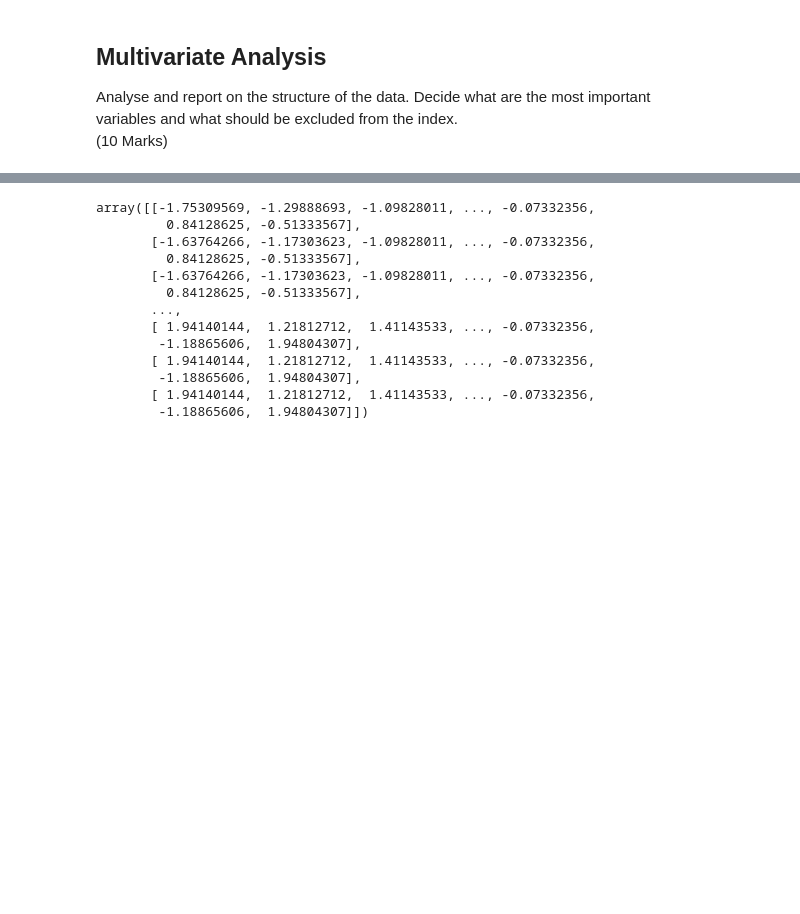
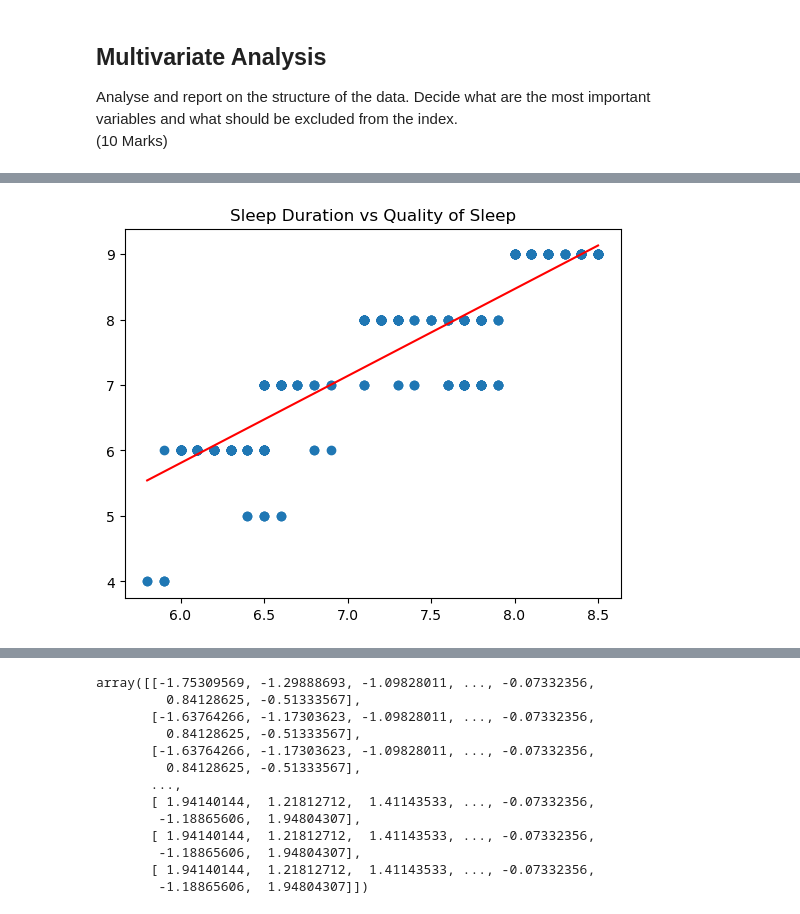
Before and after one commit to LiamHarmon/DAV_CA, a Jupyter notebook: DAV_CA.ipynb, the cells around one changed output, grey strips where cells are left out. Drawn from its saved outputs; the diff is of its cells as text; code cells hidden in the pictures; blank space fills up the shorter version.

```diff
--- a/DAV_CA.ipynb
+++ b/DAV_CA.ipynb
@@ -156,0 +163,10 @@ plt.show()
+# %%
+# Line Scatter plot of Sleep Duration vs Quality of Sleep
+import numpy as np
+
+plt.scatter(final_data['Sleep Duration'], final_data['Quality of Sleep'])
+plt.title("Sleep Duration vs Quality of Sleep")
+plt.plot(np.unique(final_data['Sleep Duration']), np.poly1d(np.polyfit(final_data['Sleep Duration'], final_data['Quality of Sleep'], 1))(np.unique(final_data['Sleep Duration'])), color='red')
+plt.show()
+# %% [output]
+[figure, added]
```
Also changed, not shown: parts of 18 cells of this notebook.
